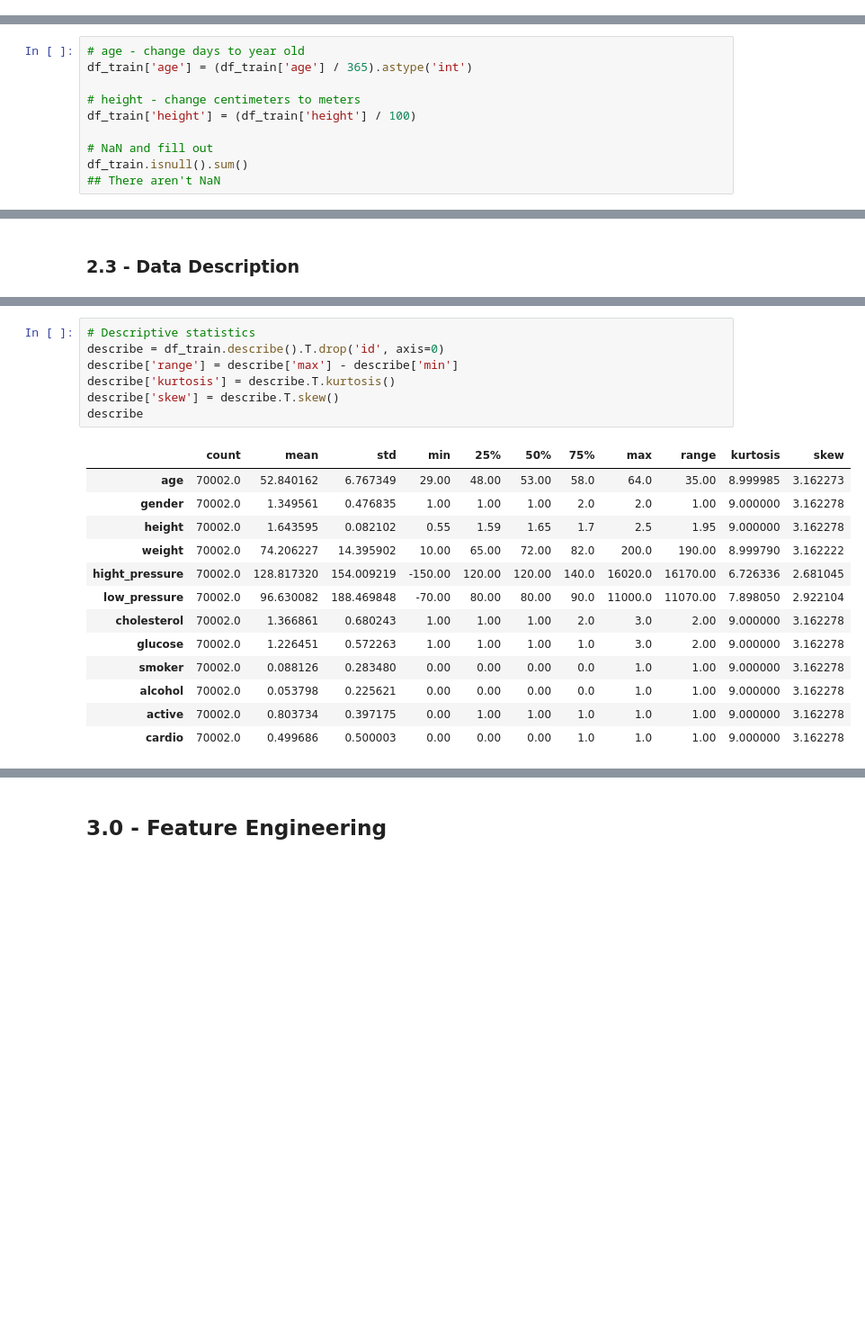
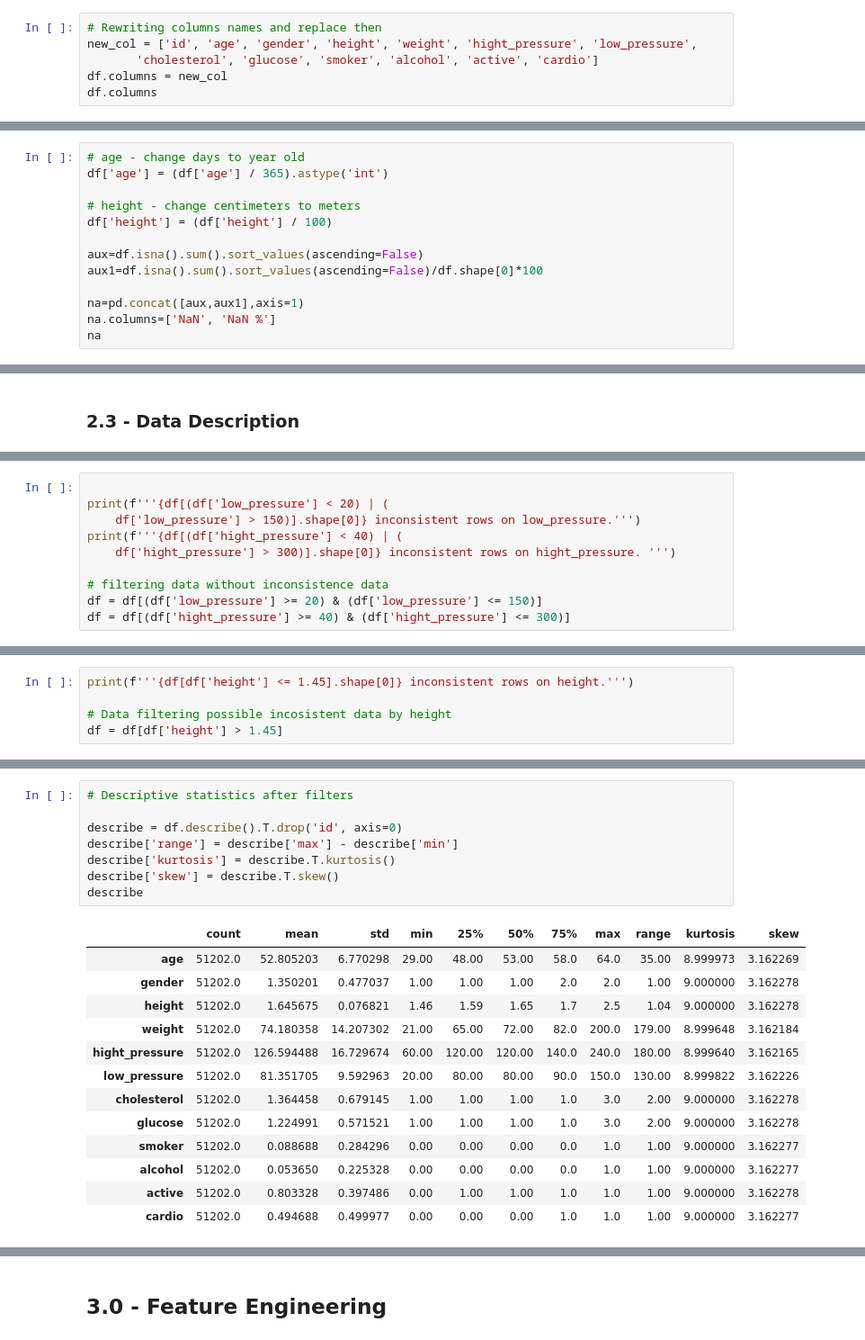
Before and after one commit to alessandra-barbosa/cardio_catch_disease, a Jupyter notebook: AB_cardio_catch_diseases_0.ipynb, the cells around one changed output, grey strips where cells are left out. Shown at 90% size. Cells and saved outputs as stored; diff of their text form; blank space fills up the shorter version.

```diff
--- a/AB_cardio_catch_diseases_0.ipynb
+++ b/AB_cardio_catch_diseases_0.ipynb
@@ -179,0 +213,6 @@ Populating the interactive namespace from numpy and matplotlib
+# %%
+# Rewriting columns names and replace then
+new_col = ['id', 'age', 'gender', 'height', 'weight', 'hight_pressure', 'low_pressure',
+       'cholesterol', 'glucose', 'smoker', 'alcohol', 'active', 'cardio']
+df.columns = new_col
+df.columns
@@ -310,11 +308,14 @@ df_train.sample(5)
 # %%
 # age - change days to year old
-df_train['age'] = (df_train['age'] / 365).astype('int')
+df['age'] = (df['age'] / 365).astype('int')
 
 # height - change centimeters to meters
-df_train['height'] = (df_train['height'] / 100)
+df['height'] = (df['height'] / 100)
 
-# NaN and fill out
-df_train.isnull().sum()
-## There aren't NaN
+aux=df.isna().sum().sort_values(ascending=False)
+aux1=df.isna().sum().sort_values(ascending=False)/df.shape[0]*100
+
+na=pd.concat([aux,aux1],axis=1)
+na.columns=['NaN', 'NaN %']
+na
 # %% [output]
@@ -336,0 +378,10 @@ dtype: int64
+# %%
+
+print(f'''{df[(df['low_pressure'] < 20) | (
+    df['low_pressure'] > 150)].shape[0]} inconsistent rows on low_pressure.''')
+print(f'''{df[(df['hight_pressure'] < 40) | (
+    df['hight_pressure'] > 300)].shape[0]} inconsistent rows on hight_pressure. ''')
+
+# filtering data without inconsistence data
+df = df[(df['low_pressure'] >= 20) & (df['low_pressure'] <= 150)]
+df = df[(df['hight_pressure'] >= 40) & (df['hight_pressure'] <= 300)]
@@ -336,0 +393,5 @@ dtype: int64
+# %%
+print(f'''{df[df['height'] <= 1.45].shape[0]} inconsistent rows on height.''')
+
+# Data filtering possible incosistent data by height
+df = df[df['height'] > 1.45]
@@ -337,21 +400,22 @@ dtype: int64
 # %%
-# Descriptive statistics
-describe = df_train.describe().T.drop('id', axis=0)
+# Descriptive statistics after filters
+
+describe = df.describe().T.drop('id', axis=0)
 describe['range'] = describe['max'] - describe['min']
 describe['kurtosis'] = describe.T.kurtosis()
 describe['skew'] = describe.T.skew()
 describe
 # %% [output]
 |  | count | mean | std | min | 25% | 50% | 75% | max | range | kurtosis | skew |
-| age | 70002.0 | 52.840162 | 6.767349 | 29.00 | 48.00 | 53.00 | 58.0 | 64.0 | 35.00 | 8.999985 | 3.162273 |
-| gender | 70002.0 | 1.349561 | 0.476835 | 1.00 | 1.00 | 1.00 | 2.0 | 2.0 | 1.00 | 9.000000 | 3.162278 |
-| height | 70002.0 | 1.643595 | 0.082102 | 0.55 | 1.59 | 1.65 | 1.7 | 2.5 | 1.95 | 9.000000 | 3.162278 |
-| weight | 70002.0 | 74.206227 | 14.395902 | 10.00 | 65.00 | 72.00 | 82.0 | 200.0 | 190.00 | 8.999790 | 3.162222 |
-| hight_pressure | 70002.0 | 128.817320 | 154.009219 | -150.00 | 120.00 | 120.00 | 140.0 | 16020.0 | 16170.00 | 6.726336 | 2.681045 |
-| low_pressure | 70002.0 | 96.630082 | 188.469848 | -70.00 | 80.00 | 80.00 | 90.0 | 11000.0 | 11070.00 | 7.898050 | 2.922104 |
-| cholesterol | 70002.0 | 1.366861 | 0.680243 | 1.00 | 1.00 | 1.00 | 2.0 | 3.0 | 2.00 | 9.000000 | 3.162278 |
-| glucose | 70002.0 | 1.226451 | 0.572263 | 1.00 | 1.00 | 1.00 | 1.0 | 3.0 | 2.00 | 9.000000 | 3.162278 |
-| smoker | 70002.0 | 0.088126 | 0.283480 | 0.00 | 0.00 | 0.00 | 0.0 | 1.0 | 1.00 | 9.000000 | 3.162278 |
-| alcohol | 70002.0 | 0.053798 | 0.225621 | 0.00 | 0.00 | 0.00 | 0.0 | 1.0 | 1.00 | 9.000000 | 3.162278 |
-| active | 70002.0 | 0.803734 | 0.397175 | 0.00 | 1.00 | 1.00 | 1.0 | 1.0 | 1.00 | 9.000000 | 3.162278 |
-| cardio | 70002.0 | 0.499686 | 0.500003 | 0.00 | 0.00 | 0.00 | 1.0 | 1.0 | 1.00 | 9.000000 | 3.162278 |
+| age | 51202.0 | 52.805203 | 6.770298 | 29.00 | 48.00 | 53.00 | 58.0 | 64.0 | 35.00 | 8.999973 | 3.162269 |
+| gender | 51202.0 | 1.350201 | 0.477037 | 1.00 | 1.00 | 1.00 | 2.0 | 2.0 | 1.00 | 9.000000 | 3.162278 |
+| height | 51202.0 | 1.645675 | 0.076821 | 1.46 | 1.59 | 1.65 | 1.7 | 2.5 | 1.04 | 9.000000 | 3.162278 |
+| weight | 51202.0 | 74.180358 | 14.207302 | 21.00 | 65.00 | 72.00 | 82.0 | 200.0 | 179.00 | 8.999648 | 3.162184 |
+| hight_pressure | 51202.0 | 126.594488 | 16.729674 | 60.00 | 120.00 | 120.00 | 140.0 | 240.0 | 180.00 | 8.999640 | 3.162165 |
+| low_pressure | 51202.0 | 81.351705 | 9.592963 | 20.00 | 80.00 | 80.00 | 90.0 | 150.0 | 130.00 | 8.999822 | 3.162226 |
+| cholesterol | 51202.0 | 1.364458 | 0.679145 | 1.00 | 1.00 | 1.00 | 1.0 | 3.0 | 2.00 | 9.000000 | 3.162278 |
+| glucose | 51202.0 | 1.224991 | 0.571521 | 1.00 | 1.00 | 1.00 | 1.0 | 3.0 | 2.00 | 9.000000 | 3.162278 |
+| smoker | 51202.0 | 0.088688 | 0.284296 | 0.00 | 0.00 | 0.00 | 0.0 | 1.0 | 1.00 | 9.000000 | 3.162277 |
+| alcohol | 51202.0 | 0.053650 | 0.225328 | 0.00 | 0.00 | 0.00 | 0.0 | 1.0 | 1.00 | 9.000000 | 3.162277 |
+| active | 51202.0 | 0.803328 | 0.397486 | 0.00 | 1.00 | 1.00 | 1.0 | 1.0 | 1.00 | 9.000000 | 3.162278 |
+| cardio | 51202.0 | 0.494688 | 0.499977 | 0.00 | 0.00 | 0.00 | 1.0 | 1.0 | 1.00 | 9.000000 | 3.162277 |
```
Also changed, not shown: parts of 99 cells of this notebook.
